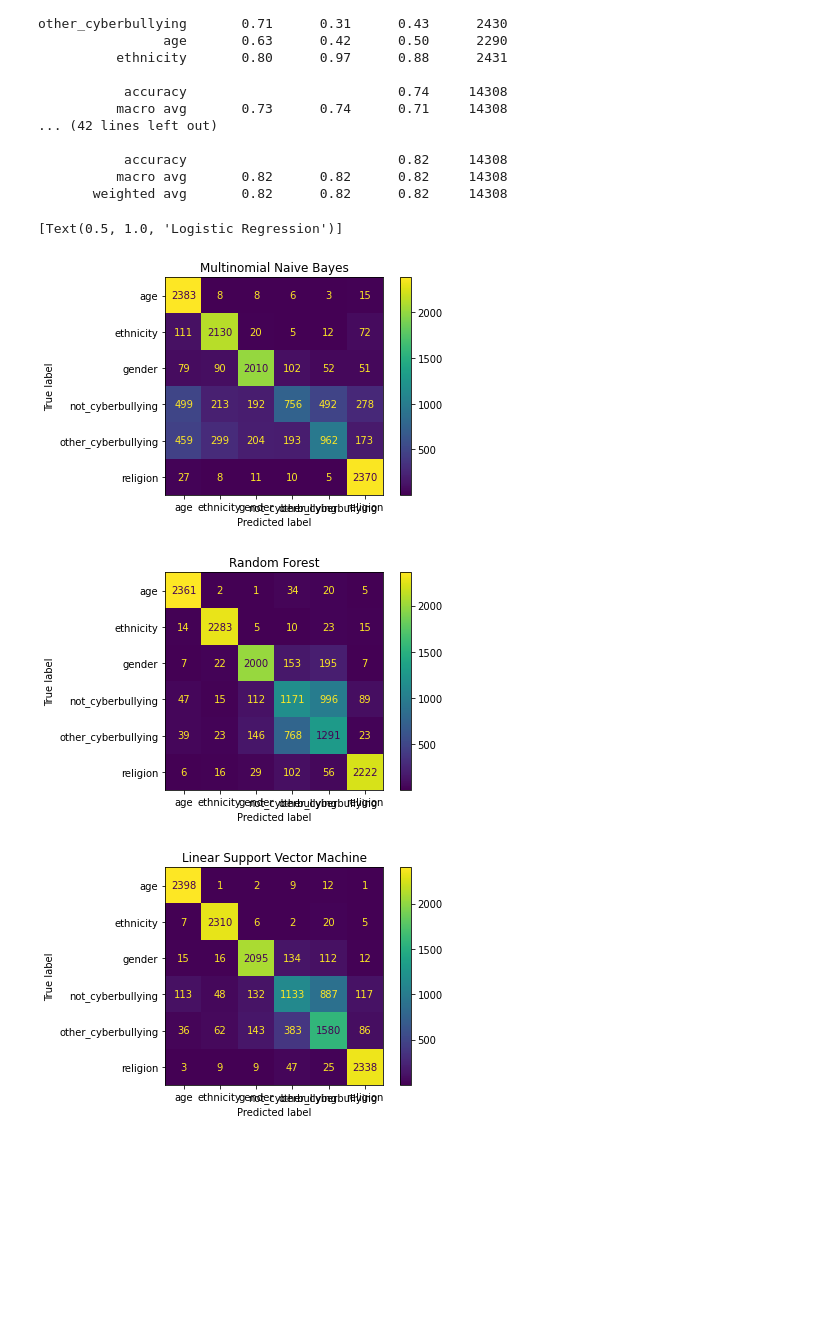
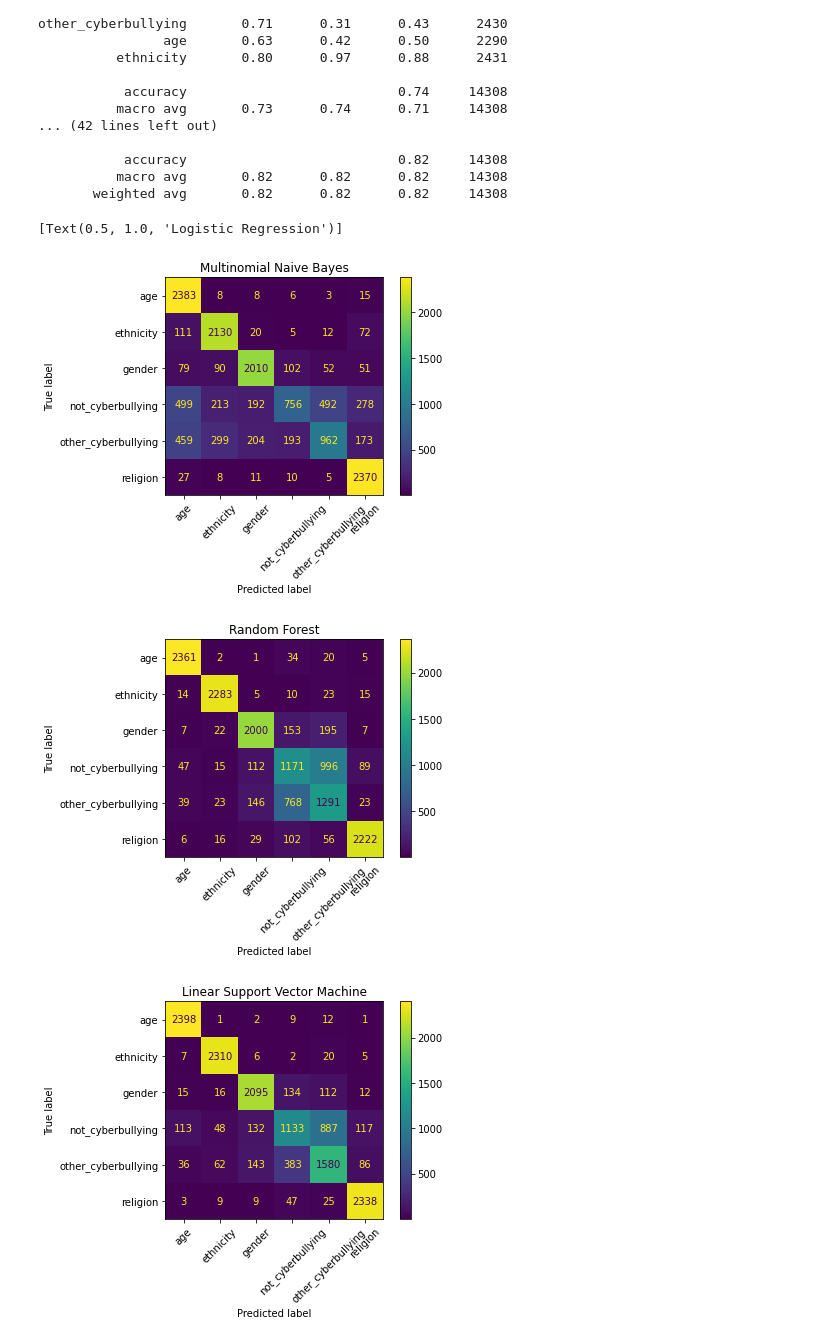
Before and after one commit to hjdeck/Cyberbullying-Classification, a Jupyter notebook: Cyberbullying_Classification.ipynb, the cells around one changed output. Saved outputs shown, nothing was run; the diff lists cells and outputs as text; code cells hidden in the pictures; blank space fills up the shorter version.

```diff
--- a/Cyberbullying_Classification.ipynb
+++ b/Cyberbullying_Classification.ipynb
@@ -207,26 +207,26 @@ other_cyberbullying       0.71      0.31      0.43      2430
 # %%
 # confusion matrix
 MNB_cm = metrics.confusion_matrix(test_data.cyberbullying_type, MNB_labels, labels = MNB_model.classes_)
 MNB_cmd = metrics.ConfusionMatrixDisplay(confusion_matrix = MNB_cm, display_labels = MNB_model.classes_)
-MNB_cmd.plot()
+MNB_cmd.plot(xticks_rotation = 45)
 MNB_cmd.ax_.set(title = 'Multinomial Naive Bayes')
 
 RF_cm = metrics.confusion_matrix(test_data.cyberbullying_type, RF_labels, labels = RF_model.classes_)
 RF_cmd = metrics.ConfusionMatrixDisplay(confusion_matrix = RF_cm, display_labels = RF_model.classes_)
-RF_cmd.plot()
+RF_cmd.plot(xticks_rotation = 45)
 RF_cmd.ax_.set(title = 'Random Forest')
 
 SVM_cm = metrics.confusion_matrix(test_data.cyberbullying_type, SVM_labels, labels = SVM_model.classes_)
 SVM_cmd = metrics.ConfusionMatrixDisplay(confusion_matrix = SVM_cm, display_labels = SVM_model.classes_)
-SVM_cmd.plot()
+SVM_cmd.plot(xticks_rotation = 45)
 SVM_cmd.ax_.set(title = 'Linear Support Vector Machine')
 
 LR_cm = metrics.confusion_matrix(test_data.cyberbullying_type, LR_labels, labels = LR_model.classes_)
 LR_cmd = metrics.ConfusionMatrixDisplay(confusion_matrix = LR_cm, display_labels = LR_model.classes_)
-LR_cmd.plot()
+LR_cmd.plot(xticks_rotation = 45)
 LR_cmd.ax_.set(title = 'Logistic Regression')
 # %% [output]
 [Text(0.5, 1.0, 'Logistic Regression')]
-[figure, old version]
+[figure, new version]
-[figure, old version]
+[figure, new version]
-[figure, old version]
+[figure, new version]
```
Also changed, not shown: parts of 1 cell of this notebook.
